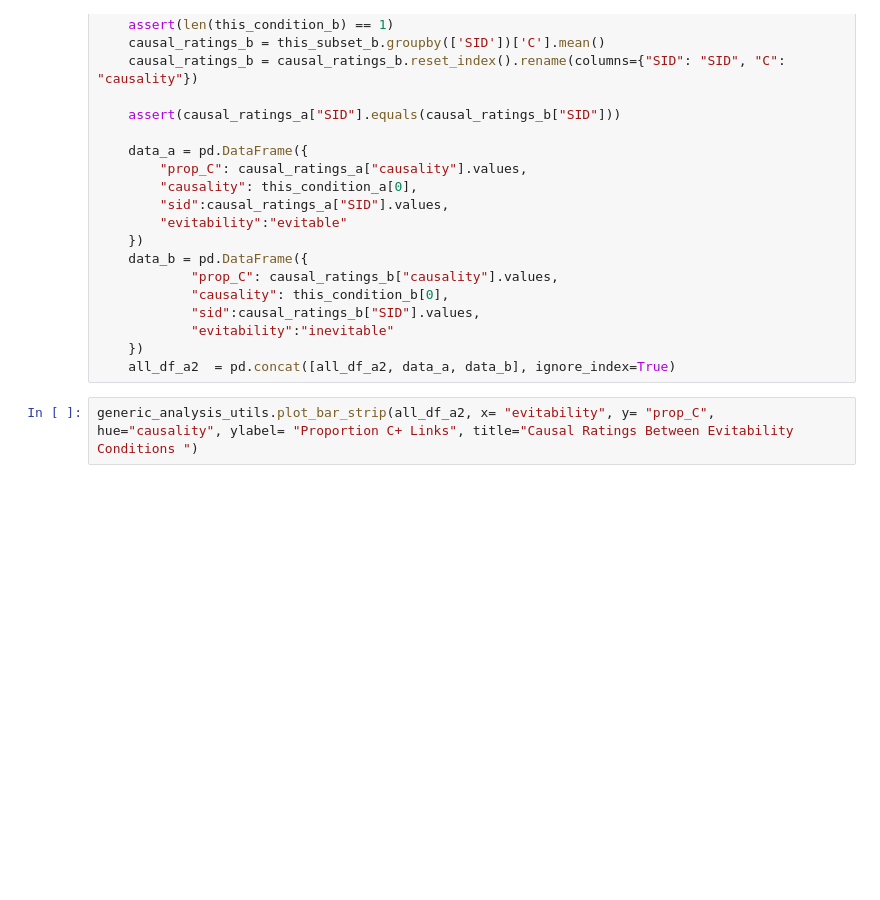
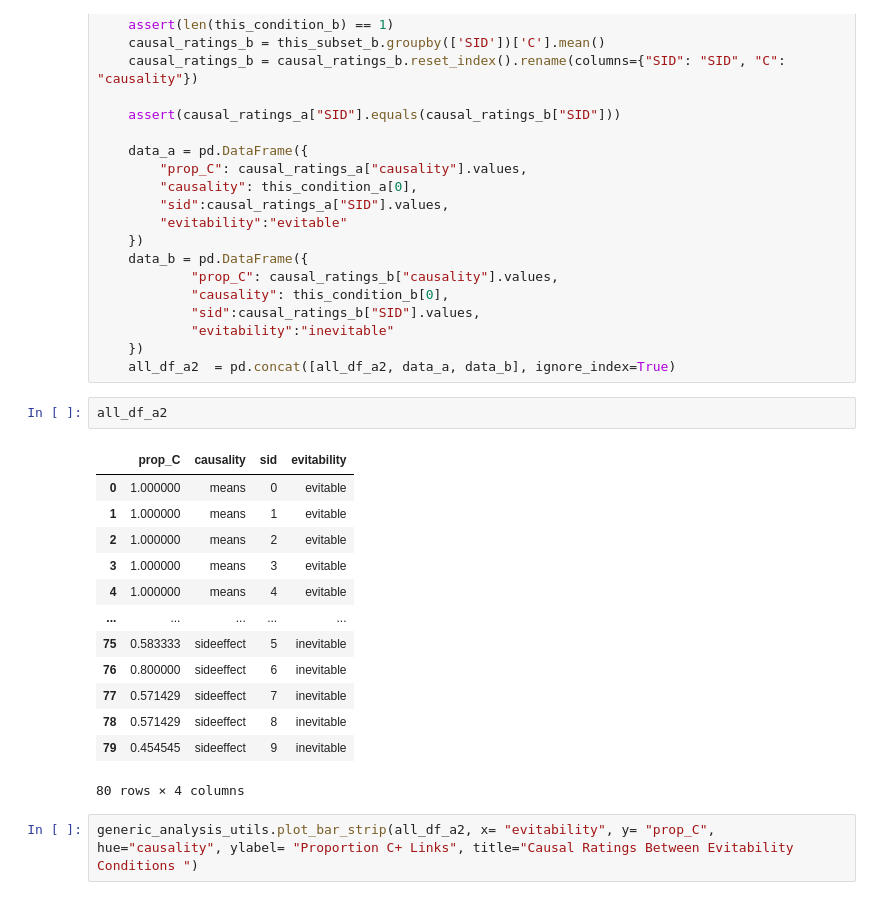
Before and after one commit to AIObjectives/graph_extract, a Jupyter notebook: analysis/franken/analysis_CIK.ipynb, the cells around one changed output. Cells and saved outputs as stored; diff of their text form; blank space fills up the shorter version.

```diff
--- a/analysis/franken/analysis_CIK.ipynb
+++ b/analysis/franken/analysis_CIK.ipynb
@@ -314,6 +378,22 @@ for cond_a, cond_b in condition_pairs_evit_inevit:
             "evitability":"inevitable"
     })
     all_df_a2  = pd.concat([all_df_a2, data_a, data_b], ignore_index=True)
+# %%
+all_df_a2
+# %% [output]
+|  | prop_C | causality | sid | evitability |
+| 0 | 1.000000 | means | 0 | evitable |
+| 1 | 1.000000 | means | 1 | evitable |
+| 2 | 1.000000 | means | 2 | evitable |
+| 3 | 1.000000 | means | 3 | evitable |
+| 4 | 1.000000 | means | 4 | evitable |
+| ... | ... | ... | ... | ... |
+| 75 | 0.583333 | sideeffect | 5 | inevitable |
+| 76 | 0.800000 | sideeffect | 6 | inevitable |
+| 77 | 0.571429 | sideeffect | 7 | inevitable |
+| 78 | 0.571429 | sideeffect | 8 | inevitable |
+| 79 | 0.454545 | sideeffect | 9 | inevitable |
+80 rows × 4 columns
 # %%
 generic_analysis_utils.plot_bar_strip(all_df_a2, x= "evitability", y= "prop_C", hue="causality", ylabel= "Proportion C+ Links", title="Causal Ratings Between Evitability Conditions ")
 # %% [output]
```
Also changed, not shown: parts of 9 cells of this notebook.
